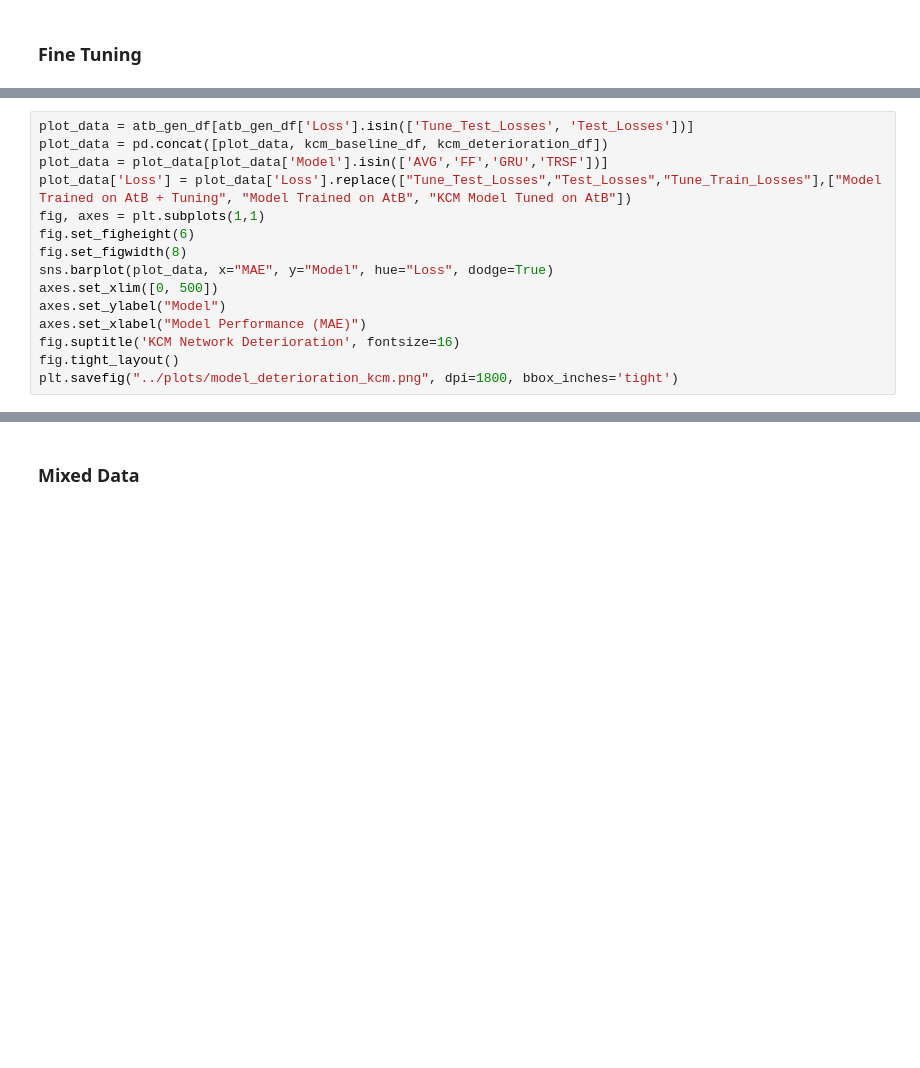
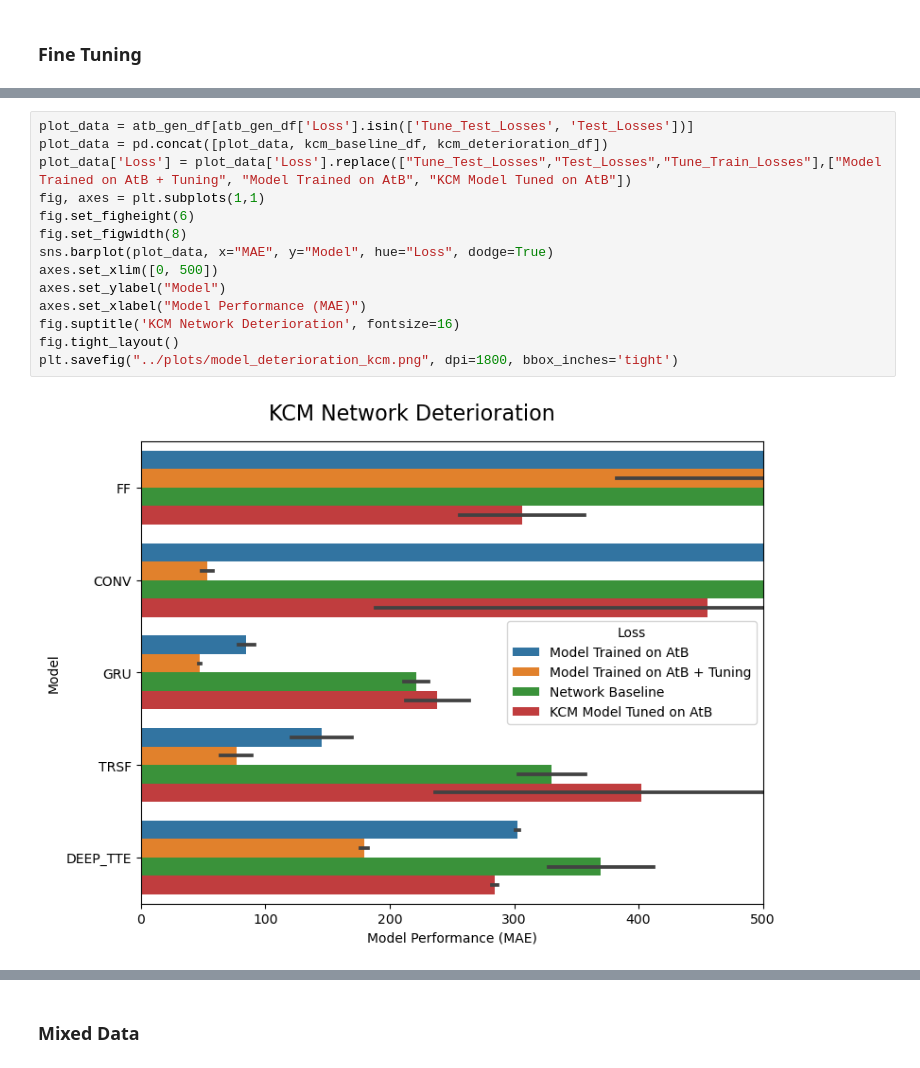
Before and after one commit to zackAemmer/generalizable_travel_times, a Jupyter notebook: src/explore_results.ipynb, the cells around one changed output, grey strips where cells are left out. Cells and saved outputs as stored; diff of their text form; blank space fills up the shorter version.

```diff
--- a/src/explore_results.ipynb
+++ b/src/explore_results.ipynb
@@ -283,18 +307,19 @@ plt.savefig("../plots/model_tuning_atb.png", dpi=1800, bbox_inches='tight')
 # %%
 plot_data = atb_gen_df[atb_gen_df['Loss'].isin(['Tune_Test_Losses', 'Test_Losses'])]
 plot_data = pd.concat([plot_data, kcm_baseline_df, kcm_deterioration_df])
-plot_data = plot_data[plot_data['Model'].isin(['AVG','FF','GRU','TRSF'])]
 plot_data['Loss'] = plot_data['Loss'].replace(["Tune_Test_Losses","Test_Losses","Tune_Train_Losses"],["Model Trained on AtB + Tuning", "Model Trained on AtB", "KCM Model Tuned on AtB"])
 fig, axes = plt.subplots(1,1)
 fig.set_figheight(6)
 fig.set_figwidth(8)
 sns.barplot(plot_data, x="MAE", y="Model", hue="Loss", dodge=True)
 axes.set_xlim([0, 500])
 axes.set_ylabel("Model")
 axes.set_xlabel("Model Performance (MAE)")
 fig.suptitle('KCM Network Deterioration', fontsize=16)
 fig.tight_layout()
 plt.savefig("../plots/model_deterioration_kcm.png", dpi=1800, bbox_inches='tight')
+# %% [output]
+[figure, added]
 # %%
 plot_data = kcm_gen_df[kcm_gen_df['Loss'].isin(['Tune_Test_Losses','Test_Losses'])]
 plot_data = pd.concat([plot_data, atb_baseline_df, atb_deterioration_df])
```
Also changed, not shown: parts of 15 cells of this notebook, 6 other files.
